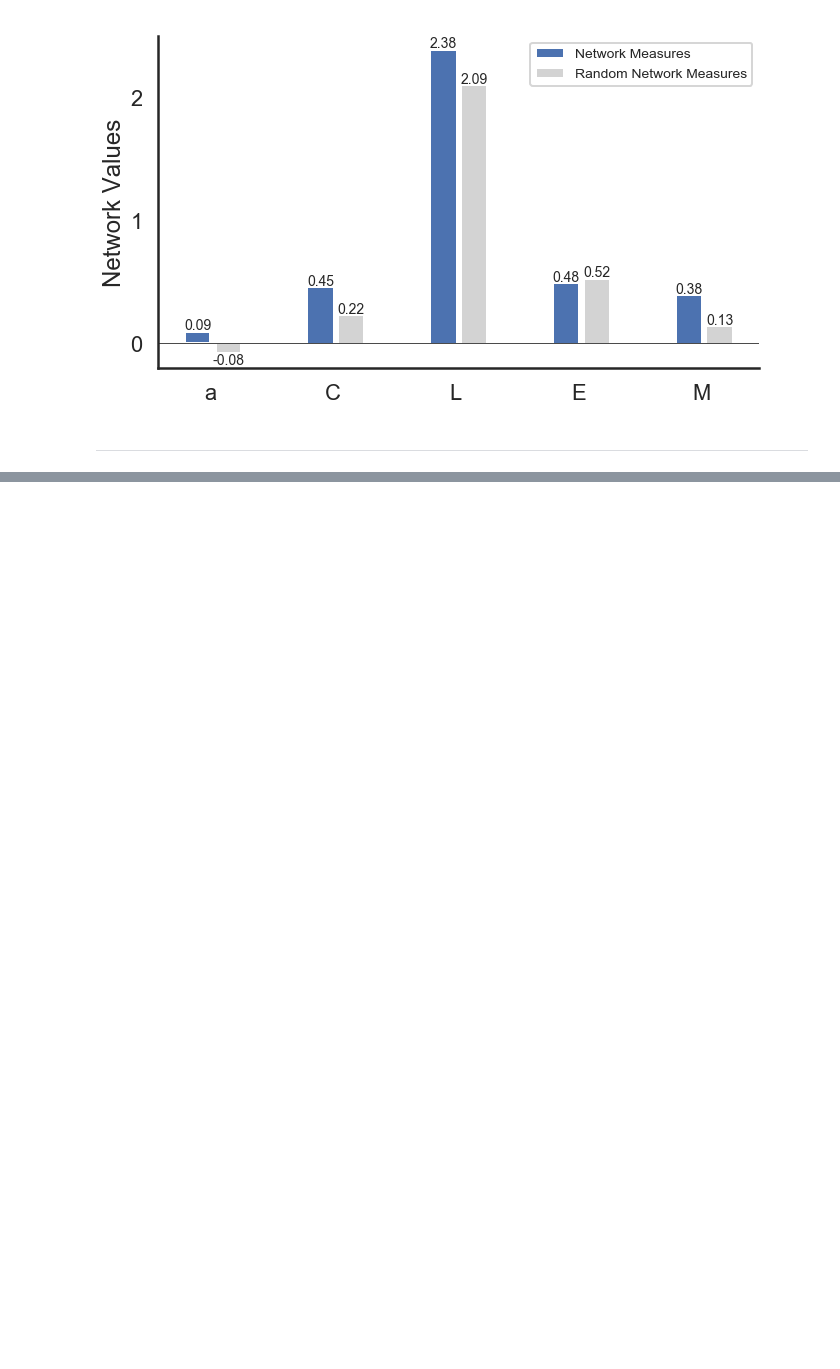
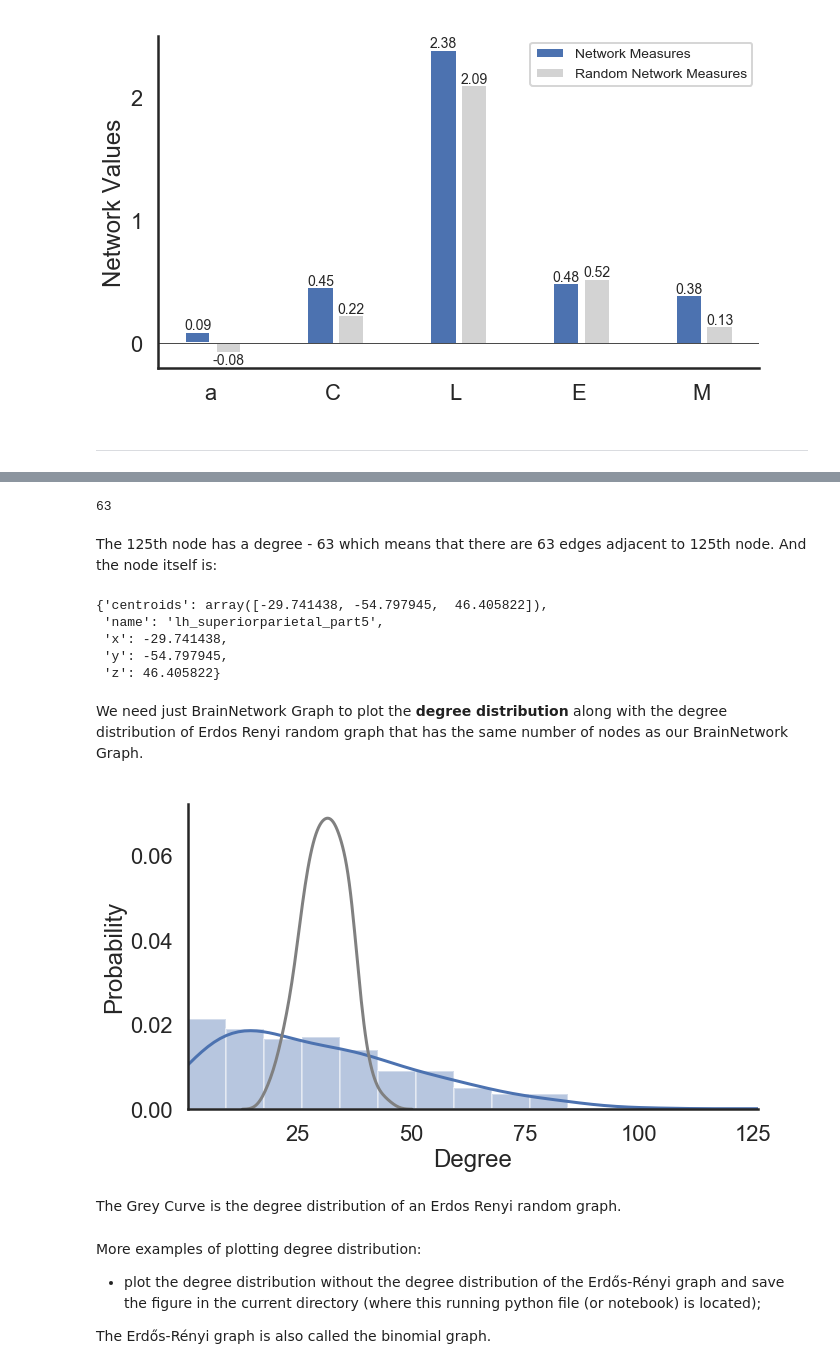
Before and after one commit to WhitakerLab/scona, a Jupyter notebook: tutorials/visualisations_tutorial.ipynb, the cells around one changed output, grey strips where cells are left out. Drawn from its saved outputs; the diff is of its cells as text; code cells hidden in the pictures; blank space fills up the shorter version.

Commit message:
Update the visualisation tutorial to demonstrate plot_degree_dist function

```diff
--- a/tutorials/visualisations_tutorial.ipynb
+++ b/tutorials/visualisations_tutorial.ipynb
@@ -189,7 +219,36 @@ plot_network_measures(network_measures, random_network_measures, figure_name="Ne
+# %%
+degrees[125]
+# %% [output]
+63
+# %% [markdown]
+The 125th node has a degree - 63 which means that there are 63 edges adjacent to 125th node. And the node itself is:
+# %%
+H.nodes[125]
+# %% [output]
+{'centroids': array([-29.741438, -54.797945,  46.405822]),
+ 'name': 'lh_superiorparietal_part5',
+ 'x': -29.741438,
+ 'y': -54.797945,
+ 'z': 46.405822}
+# %% [markdown]
+We need just BrainNetwork Graph to plot the **degree distribution** along with the degree distribution of Erdos Renyi random graph that has the same number of nodes as our BrainNetwork Graph.
 # %%
 # import the function to plot the degree distribution
 
 from scona.visualisations import plot_degree_dist
+# %%
+# plot the degree distribution of a Graph along with the degree distribution of Erdos Renyi random graph
+
+plot_degree_dist(H)
+# %% [output]
+[figure, added]
+# %% [markdown]
+The Grey Curve is the degree distribution of an Erdos Renyi random graph.
+# %% [markdown]
+More examples of plotting degree distribution:
+- plot the degree distribution without the degree distribution of the Erdős-Rényi graph and save the figure in the current directory (where this running python file (or notebook) is located);
+
+The Erdős-Rényi graph is also called the binomial graph.
 # %%
 plot_degree_dist(H, binomial_graph=False, figure_name="Degree Distribution")
 # %% [output]
```
Also changed, not shown: parts of 13 cells of this notebook.
